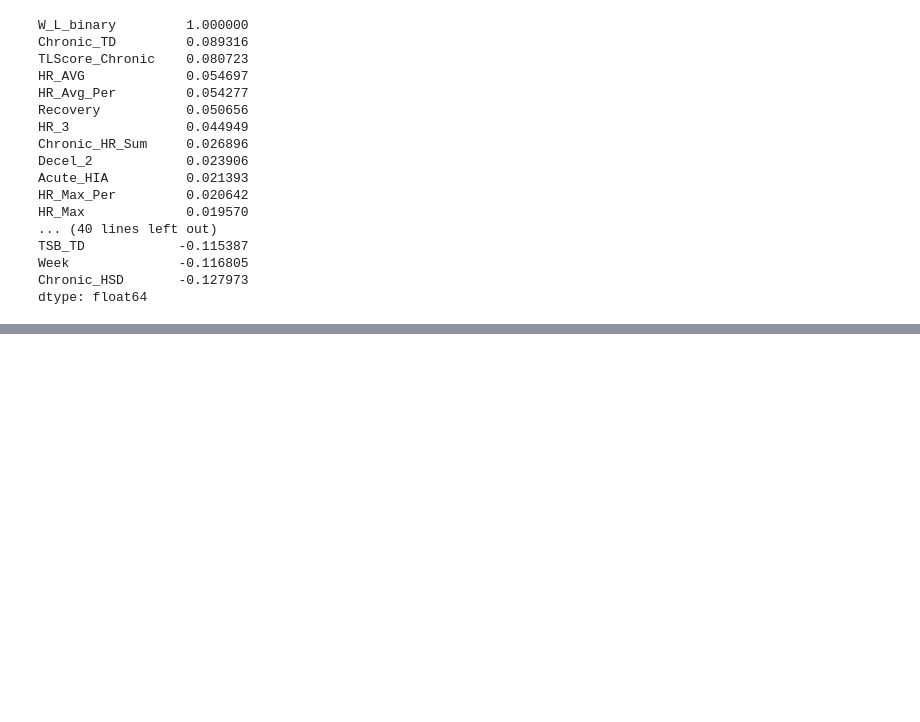
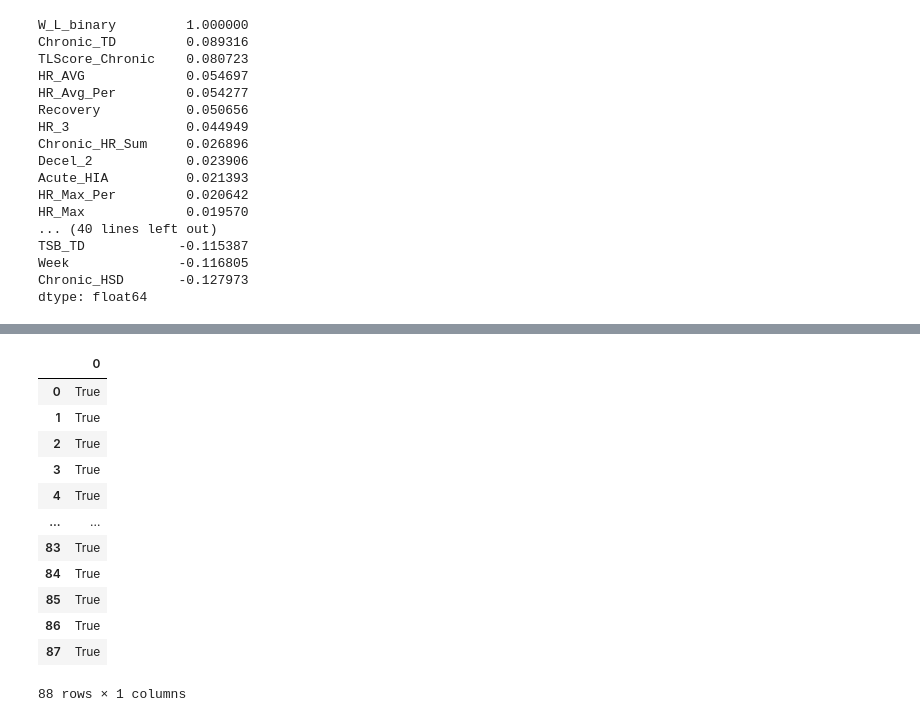
Before and after one commit to kdnu24/STAT303-2--project, a Jupyter notebook: Final_Project.ipynb, the cells around one changed output, grey strips where cells are left out. Cells and saved outputs as stored; diff of their text form; code cells hidden in the pictures; blank space fills up the shorter version.

```diff
--- a/Final_Project.ipynb
+++ b/Final_Project.ipynb
@@ -219,0 +289,19 @@ Name: Date, Length: 69, dtype: int64
+# %%
+#i = 0
+date_range = pd.date_range('08/25/2022','11/20/2022')
+#train.loc[train.Date.isin(train.Date)]
+date_range.isin(train.Date)
+# %% [output]
+|  | 0 |
+| 0 | True |
+| 1 | True |
+| 2 | True |
+| 3 | True |
+| 4 | True |
+| ... | ... |
+| 83 | True |
+| 84 | True |
+| 85 | True |
+| 86 | True |
+| 87 | True |
+88 rows × 1 columns
```
Also changed, not shown: parts of 12 cells of this notebook.
